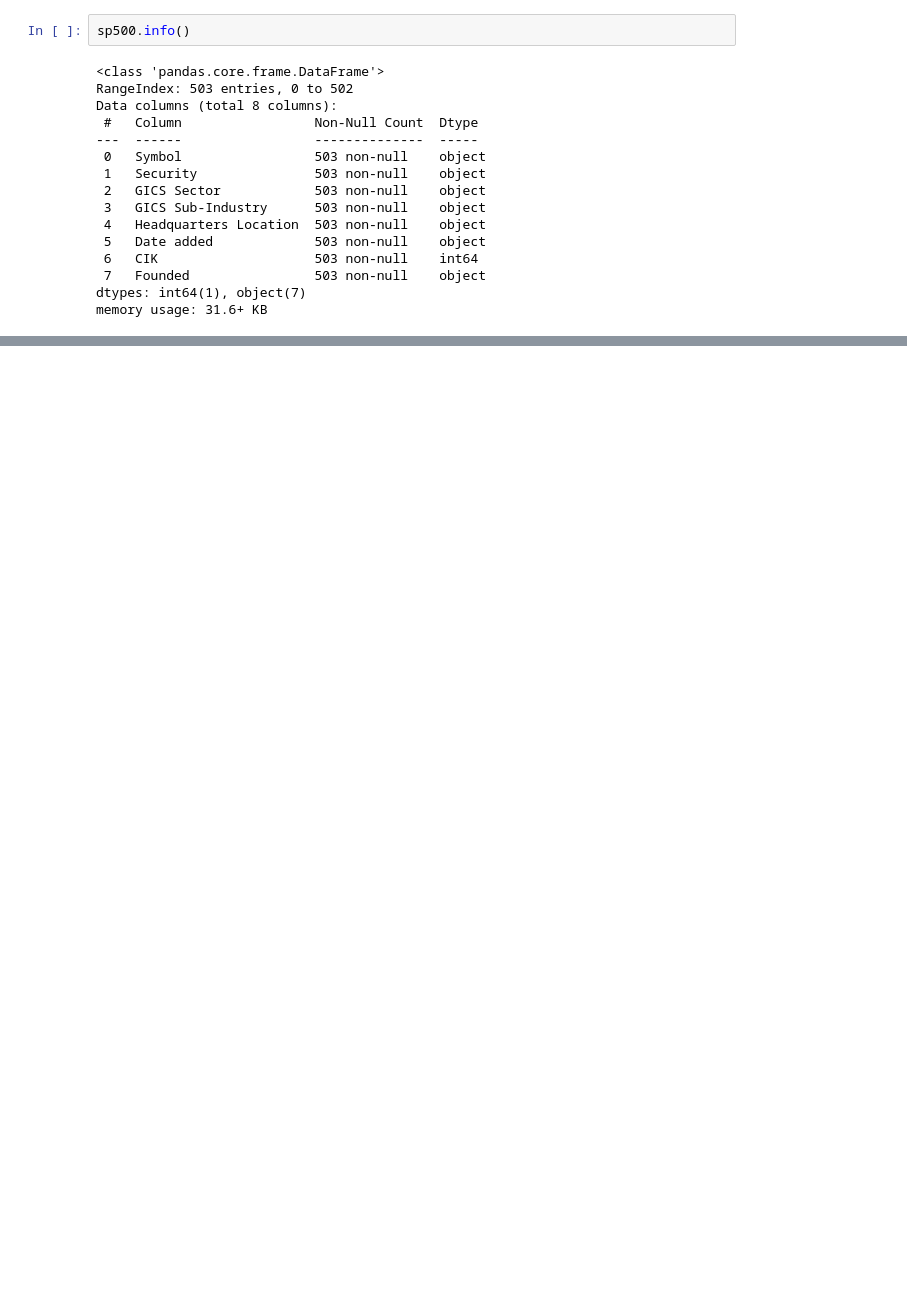
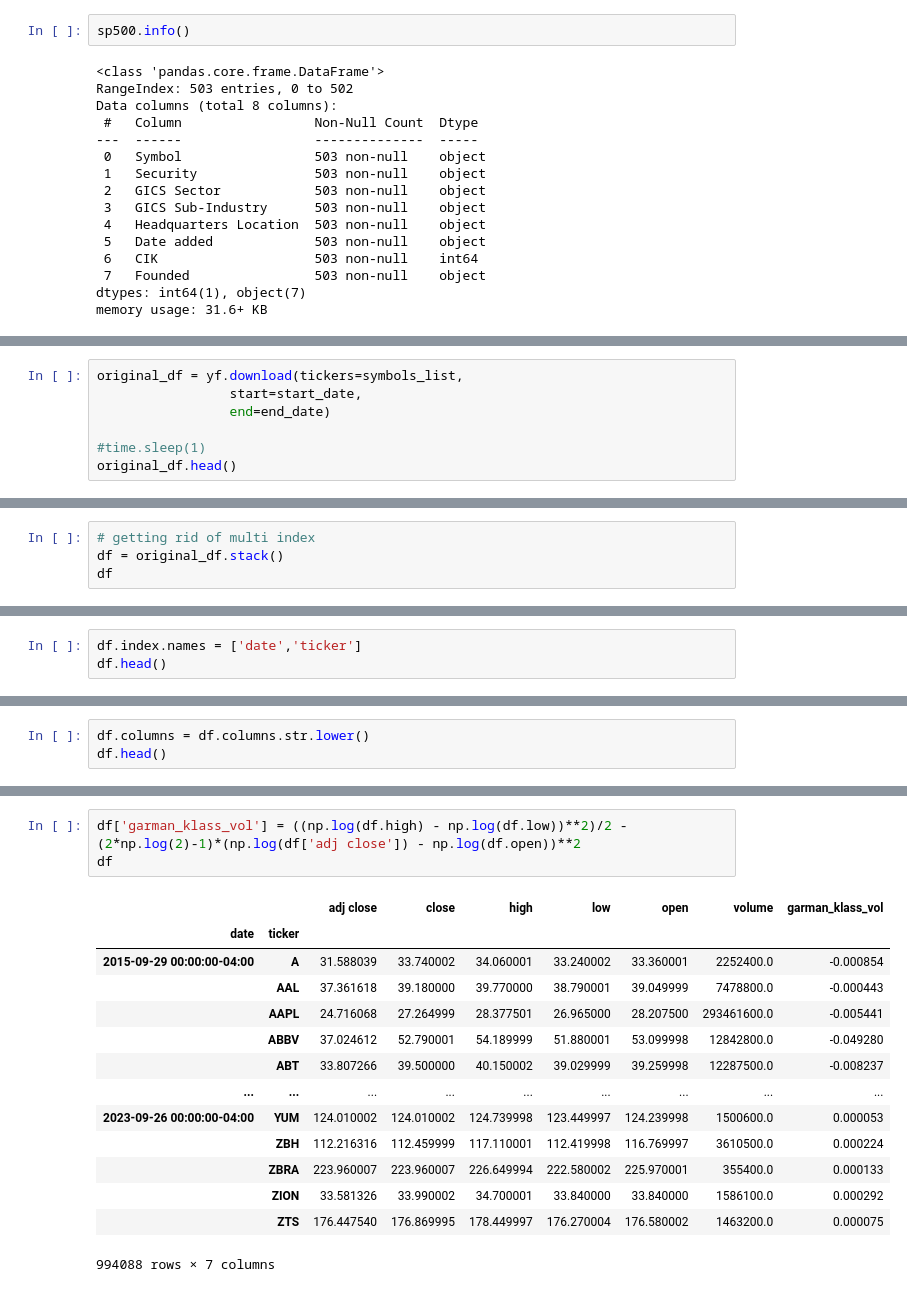
Before and after one commit to Ksyu22/algo_trading, a Jupyter notebook: unsupervised_sp500.ipynb, the cells around one changed output, grey strips where cells are left out. Saved outputs shown, nothing was run; the diff lists cells and outputs as text; blank space fills up the shorter version.

Commit message:
getting data from yfinance and formating the df format

```diff
--- a/unsupervised_sp500.ipynb
+++ b/unsupervised_sp500.ipynb
@@ -37,0 +66,7 @@ memory usage: 31.6+ KB
+# %%
+original_df = yf.download(tickers=symbols_list,
+                 start=start_date,
+                 end=end_date)
+
+#time.sleep(1)
+original_df.head()
@@ -37,0 +84,4 @@ memory usage: 31.6+ KB
+# %%
+# getting rid of multi index
+df = original_df.stack()
+df
@@ -37,0 +103,3 @@ memory usage: 31.6+ KB
+# %%
+df.index.names = ['date','ticker']
+df.head()
@@ -37,0 +114,3 @@ memory usage: 31.6+ KB
+# %%
+df.columns = df.columns.str.lower()
+df.head()
@@ -37,0 +146,18 @@ memory usage: 31.6+ KB
+# %%
+df['garman_klass_vol'] = ((np.log(df.high) - np.log(df.low))**2)/2 - (2*np.log(2)-1)*(np.log(df['adj close']) - np.log(df.open))**2
+df
+# %% [output]
+|  |  | adj close | close | high | low | open | volume | garman_klass_vol |
+| date | ticker |  |  |  |  |  |  |  |
+| 2015-09-29 00:00:00-04:00 | A | 31.588039 | 33.740002 | 34.060001 | 33.240002 | 33.360001 | 2252400.0 | -0.000854 |
+|  | AAL | 37.361618 | 39.180000 | 39.770000 | 38.790001 | 39.049999 | 7478800.0 | -0.000443 |
+|  | AAPL | 24.716068 | 27.264999 | 28.377501 | 26.965000 | 28.207500 | 293461600.0 | -0.005441 |
+|  | ABBV | 37.024612 | 52.790001 | 54.189999 | 51.880001 | 53.099998 | 12842800.0 | -0.049280 |
+|  | ABT | 33.807266 | 39.500000 | 40.150002 | 39.029999 | 39.259998 | 12287500.0 | -0.008237 |
+| ... | ... | ... | ... | ... | ... | ... | ... | ... |
+| 2023-09-26 00:00:00-04:00 | YUM | 124.010002 | 124.010002 | 124.739998 | 123.449997 | 124.239998 | 1500600.0 | 0.000053 |
+|  | ZBH | 112.216316 | 112.459999 | 117.110001 | 112.419998 | 116.769997 | 3610500.0 | 0.000224 |
+|  | ZBRA | 223.960007 | 223.960007 | 226.649994 | 222.580002 | 225.970001 | 355400.0 | 0.000133 |
+|  | ZION | 33.581326 | 33.990002 | 34.700001 | 33.840000 | 33.840000 | 1586100.0 | 0.000292 |
+|  | ZTS | 176.447540 | 176.869995 | 178.449997 | 176.270004 | 176.580002 | 1463200.0 | 0.000075 |
+994088 rows × 7 columns
```
Also changed, not shown: parts of 20 cells of this notebook.
